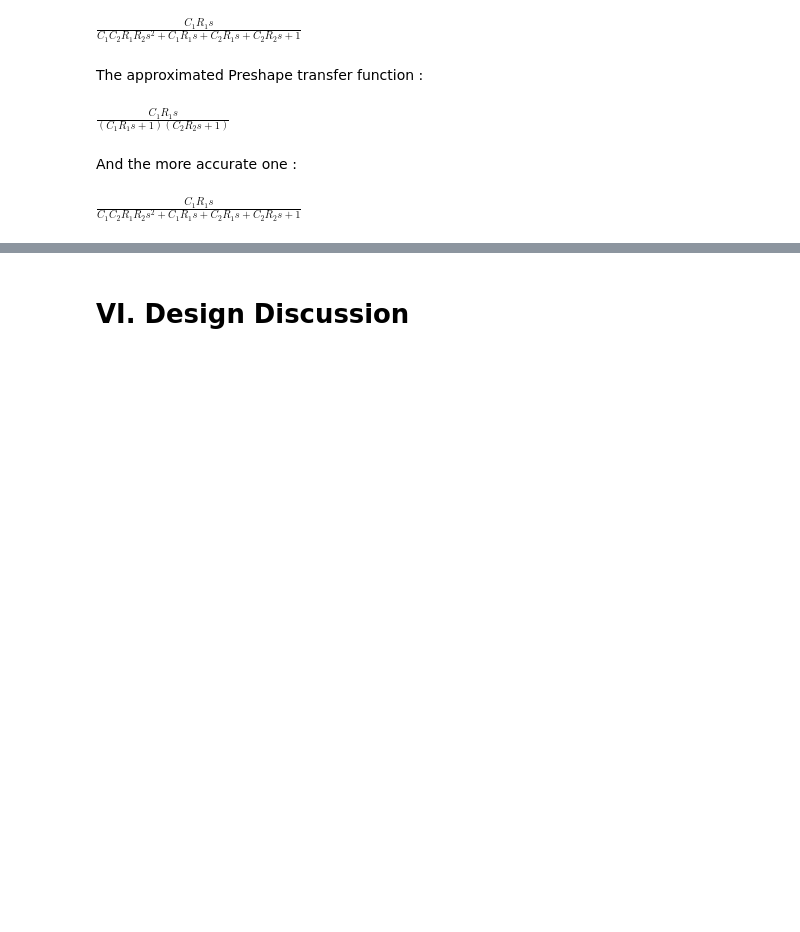
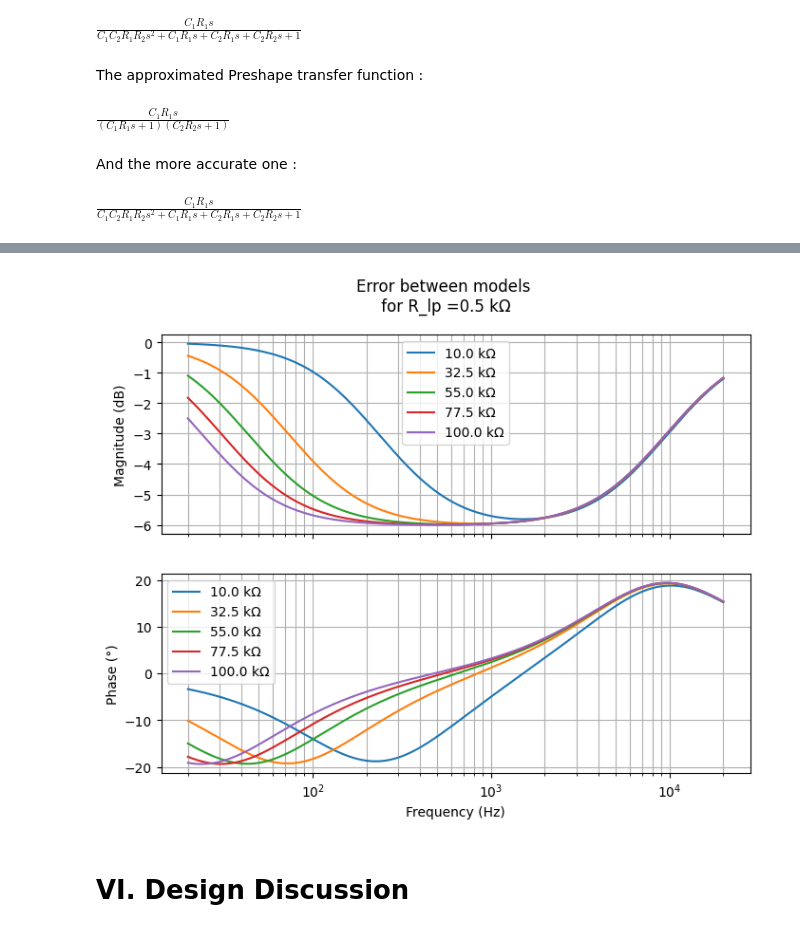
Before and after one commit to TitSo17/custom-fuzz-face, a Jupyter notebook: analysis/notebooks/01_PreShape_filter.ipynb, the cells around one changed output, grey strips where cells are left out. Saved outputs shown, nothing was run; the diff lists cells and outputs as text; code cells hidden in the pictures; blank space fills up the shorter version.

```diff
--- a/analysis/notebooks/01_PreShape_filter.ipynb
+++ b/analysis/notebooks/01_PreShape_filter.ipynb
@@ -494,2 +512,59 @@ plt.show()
+# %%
+f = np.logspace(np.log10(20), np.log10(20000), 1000)
+omega_range = 2*np.pi*f
+
+fig, (ax1, ax2) = plt.subplots(
+2, 1,
+sharex=True,
+figsize=(8,6)
+)
+
+R_lp = 500        # LPF resistor's value
+C_lp = 47e-9         # LPF capacitor's capacity
+
+R_values = np.linspace(10e3,100e3,5) # Potentiometer's values
+for R_value in R_values:
+
+    values = {
+    R1: R_value,
+    C1: C_value,
+    R2 : R_lp,
+    C2 : C_lp
+    }
+
+    H_num = sp.simplify((H_accurate/H_ps).subs(values))
+    num, den = sp.fraction(H_num)
+    N_poly = sp.Poly(num, s)
+    D_poly = sp.Poly(den, s)
+    N_coeffs = N_poly.all_coeffs()
+    D_coeffs = D_poly.all_coeffs()
+    N_coeffs = [float(c) for c in N_coeffs]
+    D_coeffs = [float(c) for c in D_coeffs]
+    Preshape = ct.TransferFunction(
+        N_coeffs,
+        D_coeffs
+    )
+    mag, phase, omega = ct.frequency_response(Preshape, omega_range)
+    f = omega / (2*np.pi)
+    mag_db = 20*np.log10(mag)
+    phase_deg = np.degrees(phase)
+
+    ax1.semilogx(f, mag_db, label=f"{R_value/1000:.1f} kΩ")
+    ax2.semilogx(f, phase_deg, label=f"{R_value/1000:.1f} kΩ")
+
+# Display settings for a clean view
+ax1.grid(True, which="both")
+ax2.grid(True, which="both")
+ax1.set_ylabel("Magnitude (dB)")
+ax2.set_ylabel("Phase (°)")
+ax2.set_xlabel("Frequency (Hz)")
+ax1.legend()
+ax2.legend()
+title = f"Error between models \n for R_lp ={R_lp/1000:.1f} kΩ "
+fig.suptitle(title)
+#plt.savefig(f"plots/[comparison]{title}.png")
+plt.show()
+# %% [output]
+[figure, added]
 # %% [markdown]
 # **VI. Design Discussion**
```
Also changed, not shown: parts of 10 cells of this notebook, 2 other files.
